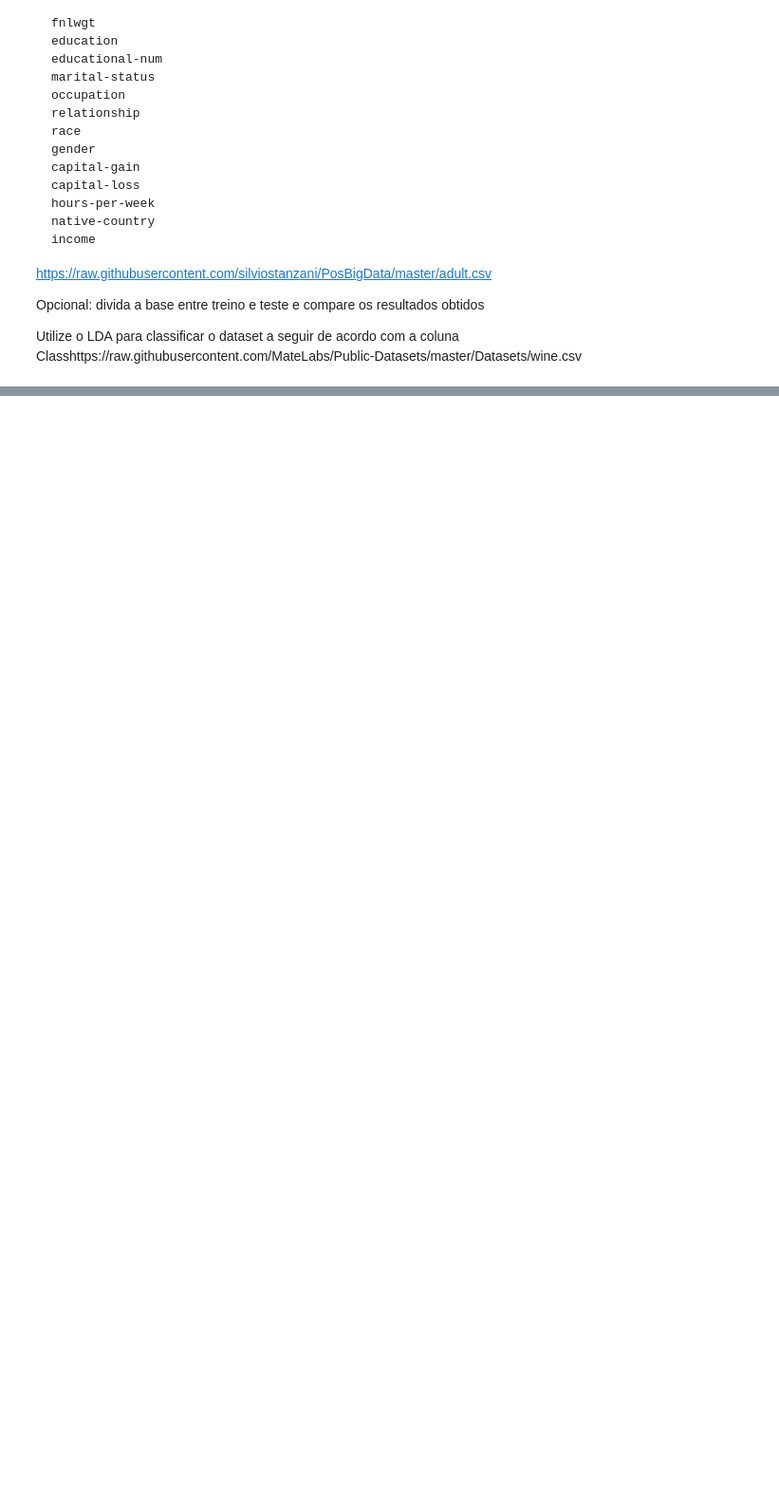
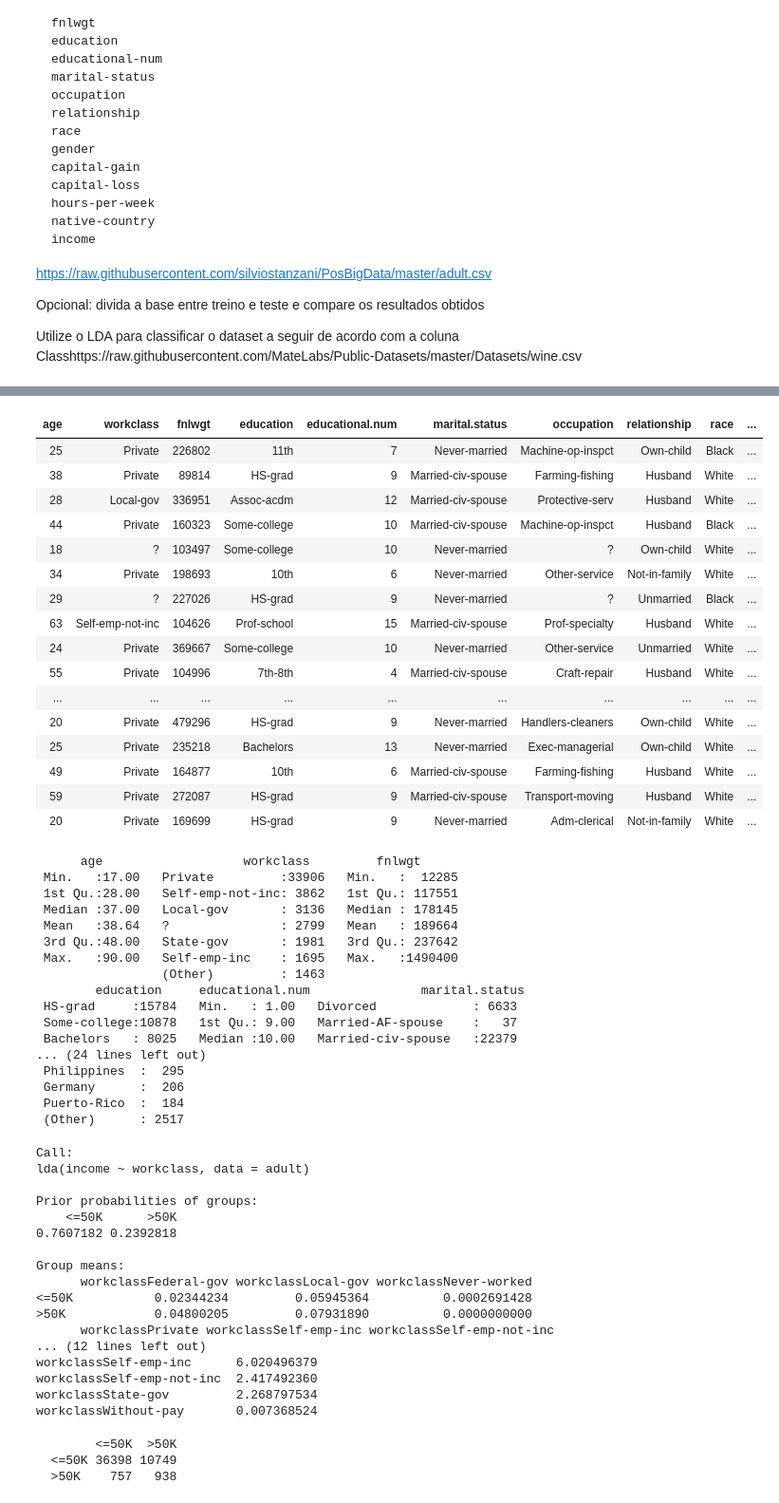
Before and after one commit to brunoluz/senac-pos-big-data, a Jupyter notebook: analise-informacoes-bi-analytics/exercicio-04/regressao-logistica-e-lda.ipynb, the cells around one changed output, grey strips where cells are left out. Shown: that part at 95% size. Cells and saved outputs as stored; diff of their text form; code cells hidden in the pictures; blank space fills up the shorter version.

```diff
--- a/analise-informacoes-bi-analytics/exercicio-04/regressao-logistica-e-lda.ipynb
+++ b/analise-informacoes-bi-analytics/exercicio-04/regressao-logistica-e-lda.ipynb
@@ -50,0 +229,15 @@ Making 'packages.html' ... done
+# %%
+adult <- read.csv(url("https://raw.githubusercontent.com/silviostanzani/PosBigData/master/adult.csv"));
+require(MASS)
+data(adult)
+head(adult, 100)
+
+summary(adult)
+
+r <- lda(formula = income ~ workclass, data = adult)
+r
+
+lda.train <- predict(r)
+adult$lda <- lda.train$class
+table(adult$lda,adult$income)
+# %% [output]
@@ -50,0 +246,54 @@ Making 'packages.html' ... done
+| age | workclass | fnlwgt | education | educational.num | marital.status | occupation | relationship | race | ... |
+| 25 | Private | 226802 | 11th | 7 | Never-married | Machine-op-inspct | Own-child | Black | ... |
+| 38 | Private | 89814 | HS-grad | 9 | Married-civ-spouse | Farming-fishing | Husband | White | ... |
+| 28 | Local-gov | 336951 | Assoc-acdm | 12 | Married-civ-spouse | Protective-serv | Husband | White | ... |
+| 44 | Private | 160323 | Some-college | 10 | Married-civ-spouse | Machine-op-inspct | Husband | Black | ... |
+| 18 | ? | 103497 | Some-college | 10 | Never-married | ? | Own-child | White | ... |
+| 34 | Private | 198693 | 10th | 6 | Never-married | Other-service | Not-in-family | White | ... |
+| 29 | ? | 227026 | HS-grad | 9 | Never-married | ? | Unmarried | Black | ... |
+| 63 | Self-emp-not-inc | 104626 | Prof-school | 15 | Married-civ-spouse | Prof-specialty | Husband | White | ... |
+| 24 | Private | 369667 | Some-college | 10 | Never-married | Other-service | Unmarried | White | ... |
+| 55 | Private | 104996 | 7th-8th | 4 | Married-civ-spouse | Craft-repair | Husband | White | ... |
+| ... | ... | ... | ... | ... | ... | ... | ... | ... | ... |
+| 20 | Private | 479296 | HS-grad | 9 | Never-married | Handlers-cleaners | Own-child | White | ... |
+| 25 | Private | 235218 | Bachelors | 13 | Never-married | Exec-managerial | Own-child | White | ... |
+| 49 | Private | 164877 | 10th | 6 | Married-civ-spouse | Farming-fishing | Husband | White | ... |
+| 59 | Private | 272087 | HS-grad | 9 | Married-civ-spouse | Transport-moving | Husband | White | ... |
+| 20 | Private | 169699 | HS-grad | 9 | Never-married | Adm-clerical | Not-in-family | White | ... |
+      age                   workclass         fnlwgt
+ Min.   :17.00   Private         :33906   Min.   :  12285
+ 1st Qu.:28.00   Self-emp-not-inc: 3862   1st Qu.: 117551
+ Median :37.00   Local-gov       : 3136   Median : 178145
+ Mean   :38.64   ?               : 2799   Mean   : 189664
+ 3rd Qu.:48.00   State-gov       : 1981   3rd Qu.: 237642
+ Max.   :90.00   Self-emp-inc    : 1695   Max.   :1490400
+                 (Other)         : 1463
+        education     educational.num               marital.status
+ HS-grad     :15784   Min.   : 1.00   Divorced             : 6633
+ Some-college:10878   1st Qu.: 9.00   Married-AF-spouse    :   37
+ Bachelors   : 8025   Median :10.00   Married-civ-spouse   :22379
+... (24 lines left out)
+ Philippines  :  295
+ Germany      :  206
+ Puerto-Rico  :  184
+ (Other)      : 2517
+Call:
+lda(income ~ workclass, data = adult)
+
+Prior probabilities of groups:
+    <=50K      >50K
+0.7607182 0.2392818
+
+Group means:
+      workclassFederal-gov workclassLocal-gov workclassNever-worked
+<=50K           0.02344234         0.05945364          0.0002691428
+>50K            0.04800205         0.07931890          0.0000000000
+      workclassPrivate workclassSelf-emp-inc workclassSelf-emp-not-inc
+... (12 lines left out)
+workclassSelf-emp-inc      6.020496379
+workclassSelf-emp-not-inc  2.417492360
+workclassState-gov         2.268797534
+workclassWithout-pay       0.007368524
+        <=50K  >50K
+  <=50K 36398 10749
+  >50K    757   938
```
Also changed, not shown: parts of 9 cells of this notebook, 1 other file.
